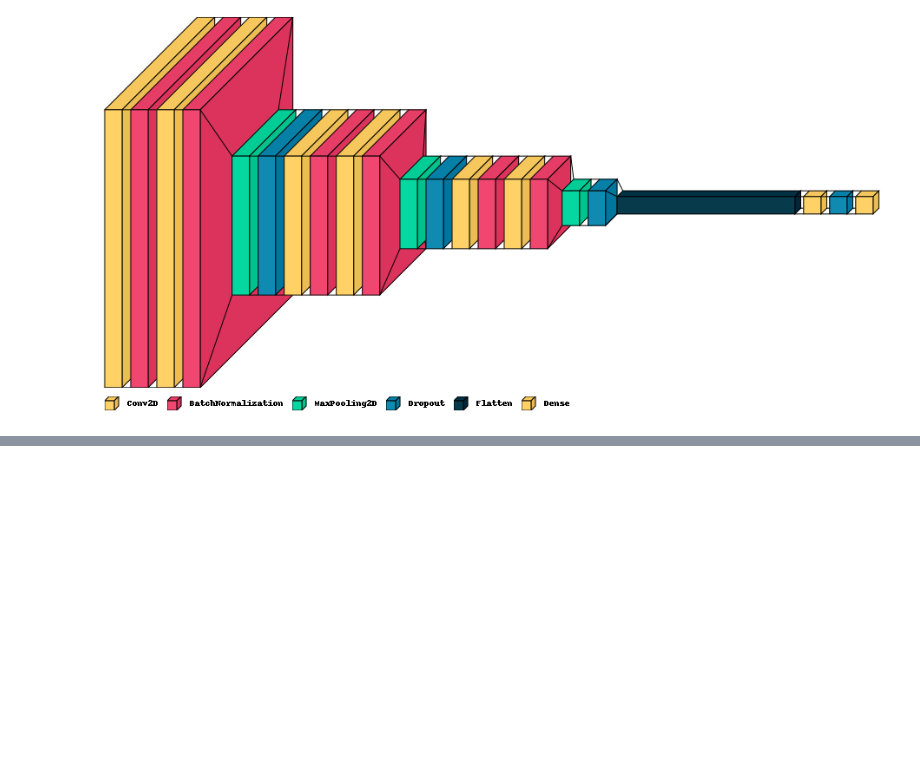
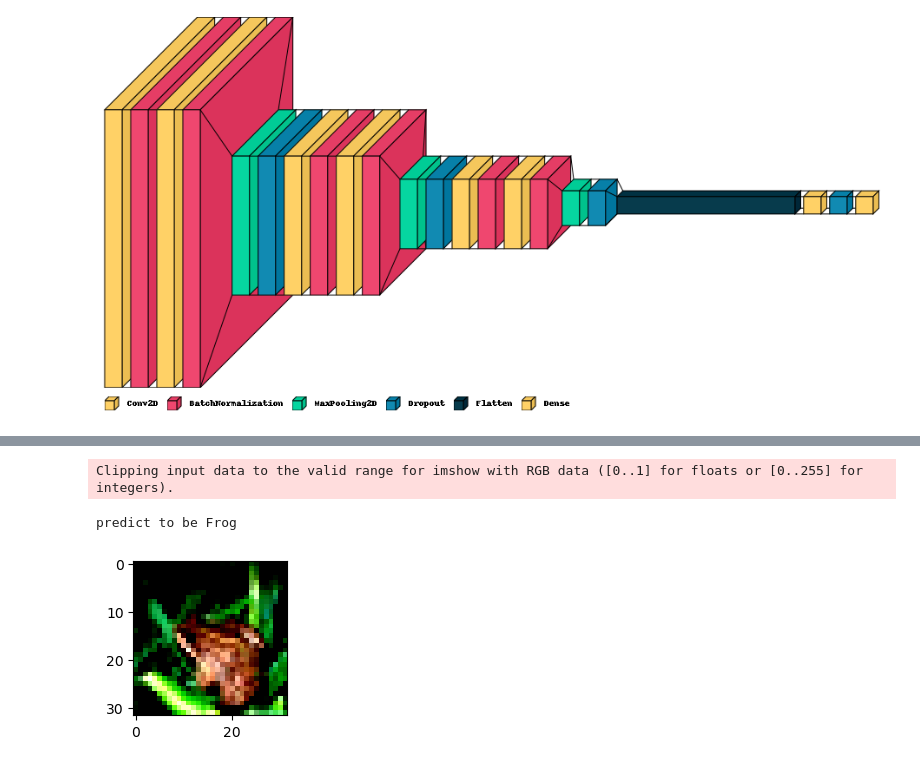
Before and after one commit to abdolazizsalimi/PGU_DataMining_1402, a Jupyter notebook: ex6/Ex6.ipynb, the cells around one changed output, grey strips where cells are left out. Drawn from its saved outputs; the diff is of its cells as text; code cells hidden in the pictures; blank space fills up the shorter version.

```diff
--- a/ex6/Ex6.ipynb
+++ b/ex6/Ex6.ipynb
@@ -279,4 +359,8 @@ predict_which_category(x_test,y_test,1)
 # %%
-predict_which_category(x_test,y_test,5)
+predict_which_category(x_test,y_test,4)
+# %% [output]
+Clipping input data to the valid range for imshow with RGB data ([0..1] for floats or [0..255] for integers).
+predict to be Frog
+[figure, added]
 # %%
 model.save('best-CNN-model.h5')
```
Also changed, not shown: parts of 13 cells of this notebook, 1 other file.
